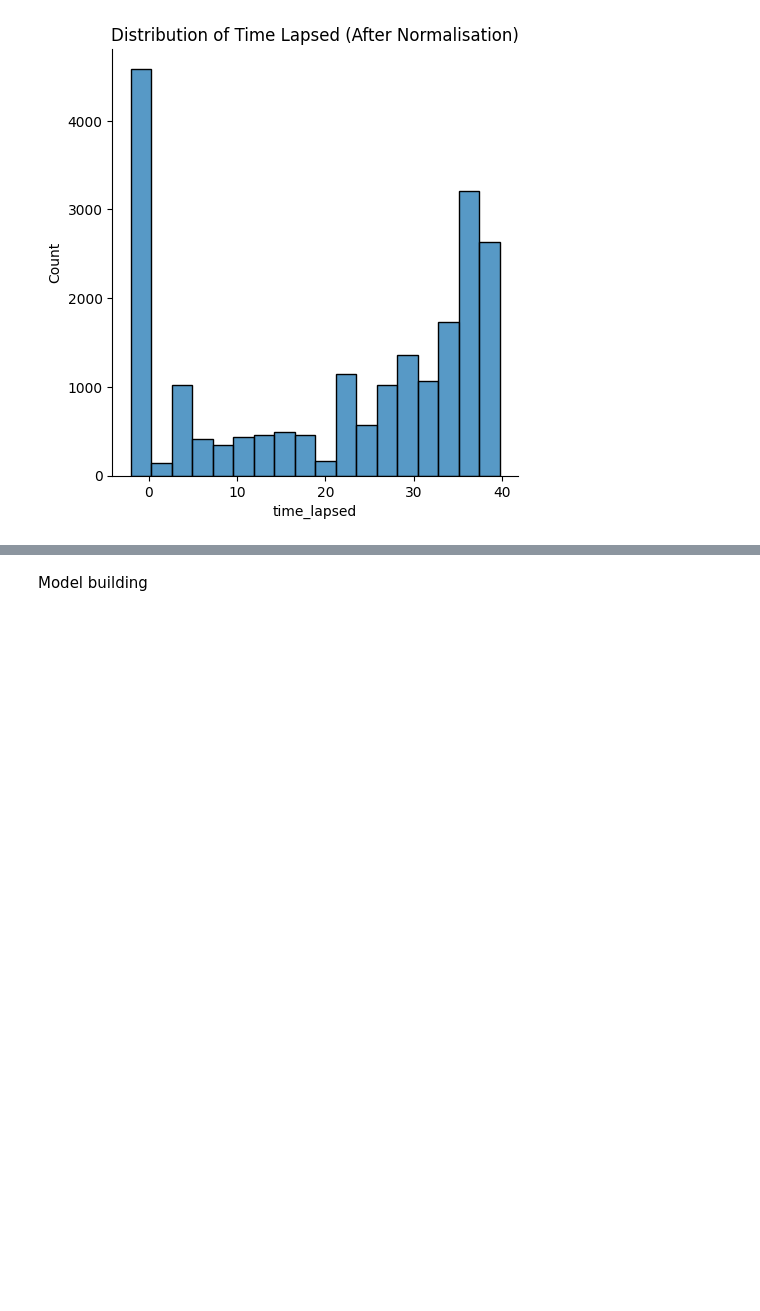
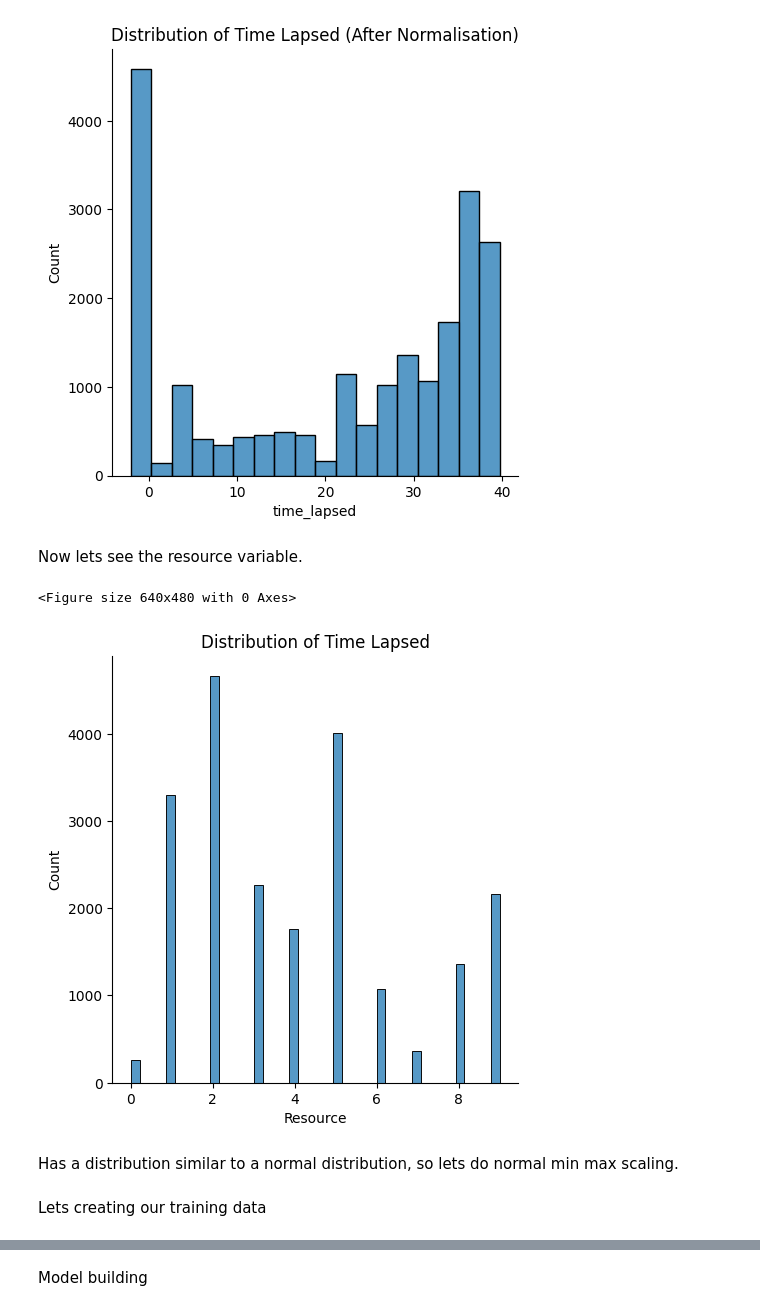
Before and after one commit to pullz6/Research_inspired_Self-Explaining-Neural-Networks-for-Business-Process-Monitoring, a Jupyter notebook: model.ipynb, the cells around one changed output, grey strips where cells are left out. Saved outputs shown, nothing was run; the diff lists cells and outputs as text; code cells hidden in the pictures; blank space fills up the shorter version.

```diff
--- a/model.ipynb
+++ b/model.ipynb
@@ -269,3 +269,15 @@ plt.show()
 # %% [output]
 <Figure size 640x480 with 0 Axes>
 [figure]
+# %% [markdown]
+Now lets see the resource variable.
+# %%
+plt.figure()
+sns.displot(df, x="Resource")
+plt.title('Distribution of Time Lapsed')
+plt.show()
+# %% [output]
+<Figure size 640x480 with 0 Axes>
+[figure, added]
+# %% [markdown]
+Has a distribution similar to a normal distribution, so lets do normal min max scaling.
@@ -272,3 +286,5 @@ plt.show()
+# %% [markdown]
+Lets creating our training data
 # %%
 for _, group in case_groups:
     #Lets sort of the values
```
Also changed, not shown: parts of 10 cells of this notebook.
